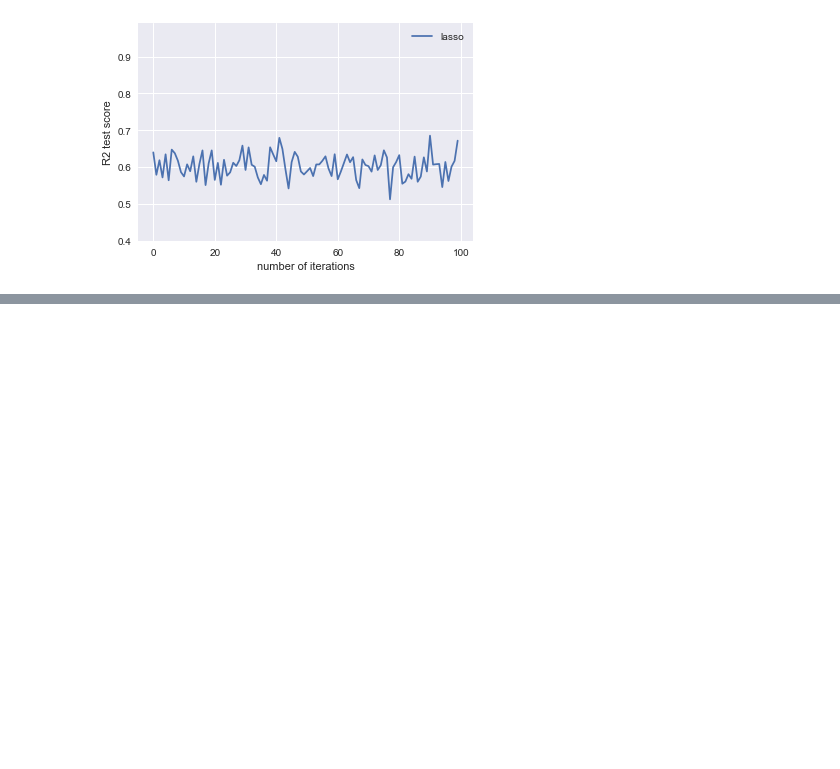
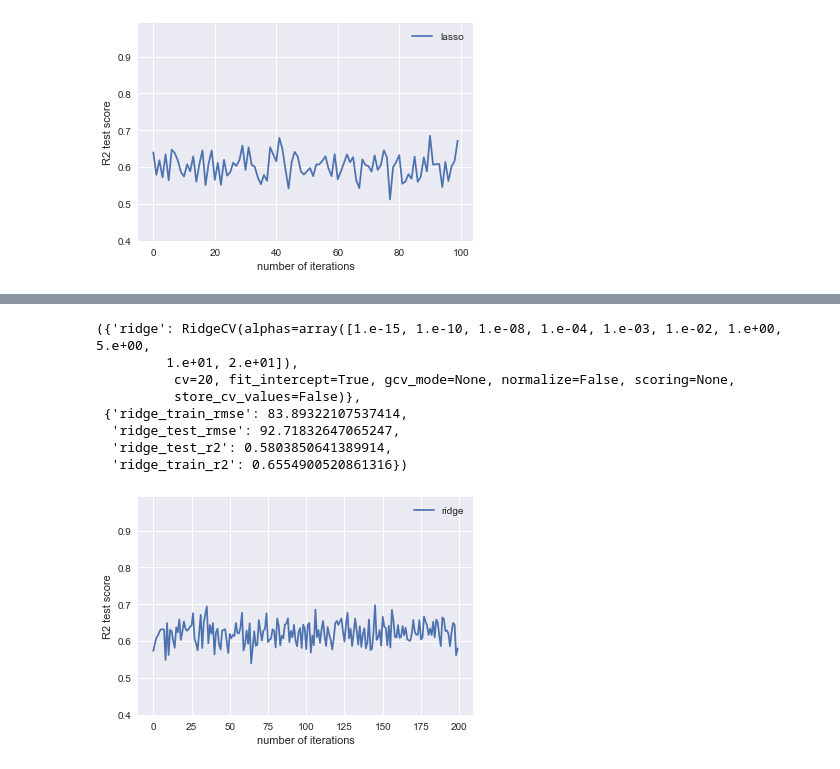
Before and after one commit to CaryMosley/Mod2Project, a Jupyter notebook: AirbnbFeatureEngFunction.ipynb, the cells around one changed output, grey strips where cells are left out. Drawn from its saved outputs; the diff is of its cells as text; code cells hidden in the pictures; blank space fills up the shorter version.

```diff
--- a/AirbnbFeatureEngFunction.ipynb
+++ b/AirbnbFeatureEngFunction.ipynb
@@ -120,2 +199,15 @@ make_models(df_feat4, df_tgt, num_iter=100, models=['lasso'], complexity='poly_i
+# %%
+
+make_models(df_feat5, df_tgt, num_iter=100, models=['ridge'], complexity='poly_intx', degree=2)
+# %% [output]
+({'ridge': RidgeCV(alphas=array([1.e-15, 1.e-10, 1.e-08, 1.e-04, 1.e-03, 1.e-02, 1.e+00, 5.e+00,
+         1.e+01, 2.e+01]),
+          cv=20, fit_intercept=True, gcv_mode=None, normalize=False, scoring=None,
+          store_cv_values=False)},
+ {'ridge_train_rmse': 83.89322107537414,
+  'ridge_test_rmse': 92.71832647065247,
+  'ridge_test_r2': 0.5803850641389914,
+  'ridge_train_r2': 0.6554900520861316})
+[figure, added]
 # %%
 
```
Also changed, not shown: parts of 16 cells of this notebook.
